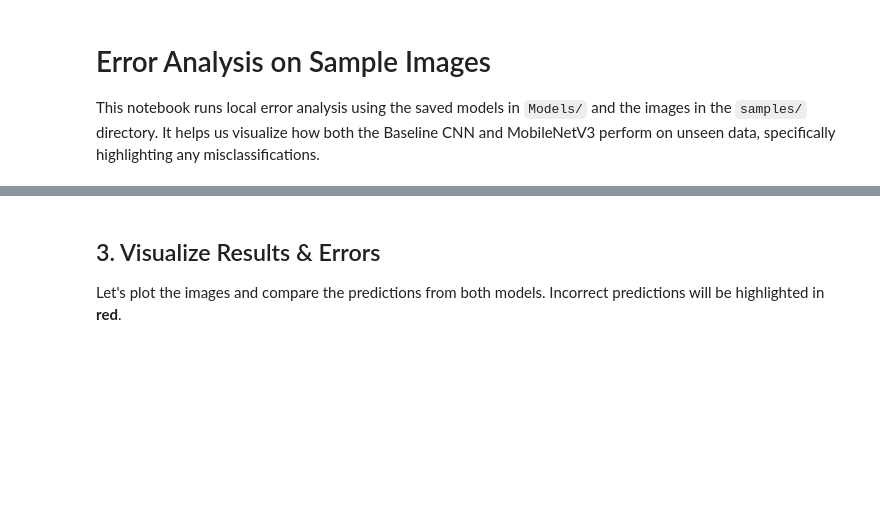
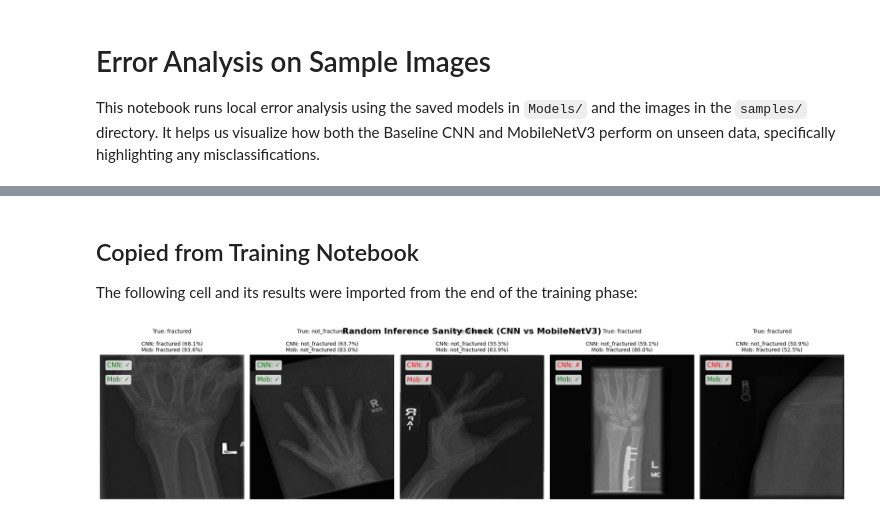
Before and after one commit to TahaRehan8/Bone-Fracture-Classification-MURA-X-ray-Dataset-, a Jupyter notebook: Notebooks/02-testing-and-error-analysis.ipynb, the cells around one changed output, grey strips where cells are left out. Saved outputs shown, nothing was run; the diff lists cells and outputs as text; code cells hidden in the pictures; blank space fills up the shorter version.

Commit message:
Automated copy of last training cell into error analysis notebook

```diff
--- a/Notebooks/02-testing-and-error-analysis.ipynb
+++ b/Notebooks/02-testing-and-error-analysis.ipynb
@@ -59,3 +4,0 @@ print(f"Processed {len(results)} labeled sample images.")
-# %% [markdown]
-## 3. Visualize Results & Errors
-Let's plot the images and compare the predictions from both models. Incorrect predictions will be highlighted in **red**.
@@ -85,0 +48,69 @@ plt.show()
+# %% [markdown]
+## Copied from Training Notebook
+The following cell and its results were imported from the end of the training phase:
+# %%
+import os
+import random
+import numpy as np
+import matplotlib.pyplot as plt
+from PIL import Image
+import tensorflow as tf
+
+# Grab all image paths from the test directory
+all_test_paths = []
+for cls in CLASS_NAMES:
+    cls_dir = os.path.join(TEST_DIR, cls)
+    for fname in os.listdir(cls_dir):
+        if fname.endswith(".jpg"):
+            all_test_paths.append((os.path.join(cls_dir, fname), cls))
+
+# Select 5 random images
+random_samples = random.sample(all_test_paths, 5)
+
+fig, axes = plt.subplots(1, 5, figsize=(20, 5))
+
+for i, (img_path, true_label) in enumerate(random_samples):
+    # Load raw image for visualization
+    raw_img = Image.open(img_path).resize((IMAGE_SIZE, IMAGE_SIZE))
+    img_array = keras.utils.img_to_array(raw_img)
+    img_batch = np.expand_dims(img_array, axis=0) # Shape: (1, 224, 224, 3)
+
+    # 1. Predict with CNN (expects raw 0-255 pixels, handles rescaling internally)
+    cnn_prob = model_cnn.predict(img_batch, verbose=0)[0]
+    cnn_pred_class = CLASS_NAMES[np.argmax(cnn_prob)]
+    cnn_conf = np.max(cnn_prob) * 100
+
+    # 2. Predict with MobileNet (expects preprocessed pixels)
+    mob_batch = keras.applications.mobilenet_v3.preprocess_input(np.copy(img_batch))
+    mob_prob = model_mob.predict(mob_batch, verbose=0)[0]
+    mob_pred_class = CLASS_NAMES[np.argmax(mob_prob)]
+    mob_conf = np.max(mob_prob) * 100
+
+    # Plotting
+    axes[i].imshow(raw_img)
+    axes[i].axis('off')
+
+    # Color code the titles (Green = Correct, Red = Incorrect)
+    cnn_color = "green" if cnn_pred_class == true_label else "red"
+    mob_color = "green" if mob_pred_class == true_label else "red"
+
+    title_text = f"True: {true_label}\n\n"
+    title_text += f"CNN: {cnn_pred_class} ({cnn_conf:.1f}%)\n"
+    title_text += f"Mob: {mob_pred_class} ({mob_conf:.1f}%)"
+
+    axes[i].set_title(title_text, color='black', fontsize=10)
+
+    # Add colored borders or text box to easily spot errors
+    props = dict(boxstyle='round', facecolor='white', alpha=0.8)
+    axes[i].text(0.05, 0.95, f"CNN: {'✓' if cnn_pred_class == true_label else '✗'}",
+                 transform=axes[i].transAxes, fontsize=12, color=cnn_color,
+                 verticalalignment='top', bbox=props)
+    axes[i].text(0.05, 0.85, f"Mob: {'✓' if mob_pred_class == true_label else '✗'}",
+                 transform=axes[i].transAxes, fontsize=12, color=mob_color,
+                 verticalalignment='top', bbox=props)
+
+plt.suptitle("Random Inference Sanity Check (CNN vs MobileNetV3)", fontsize=16, fontweight="bold")
+plt.tight_layout()
+plt.show()
+# %% [output]
+[figure, added]
```
Also changed, not shown: parts of 7 cells of this notebook.
